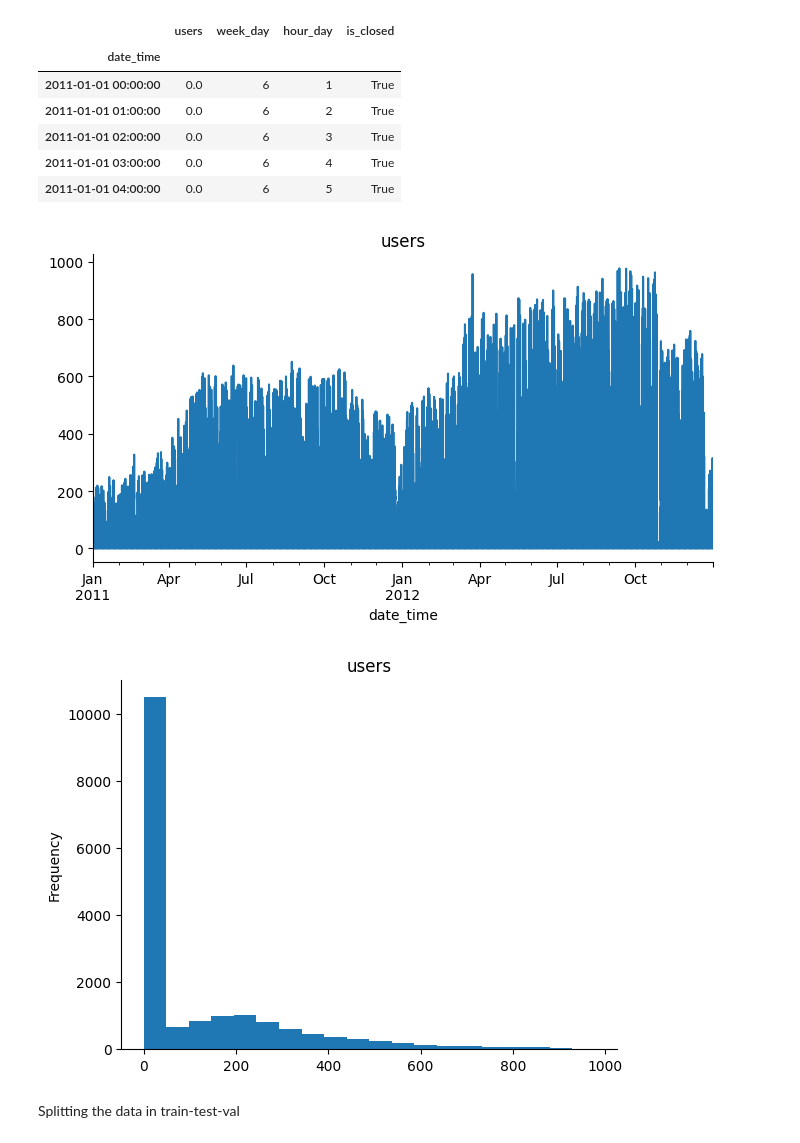
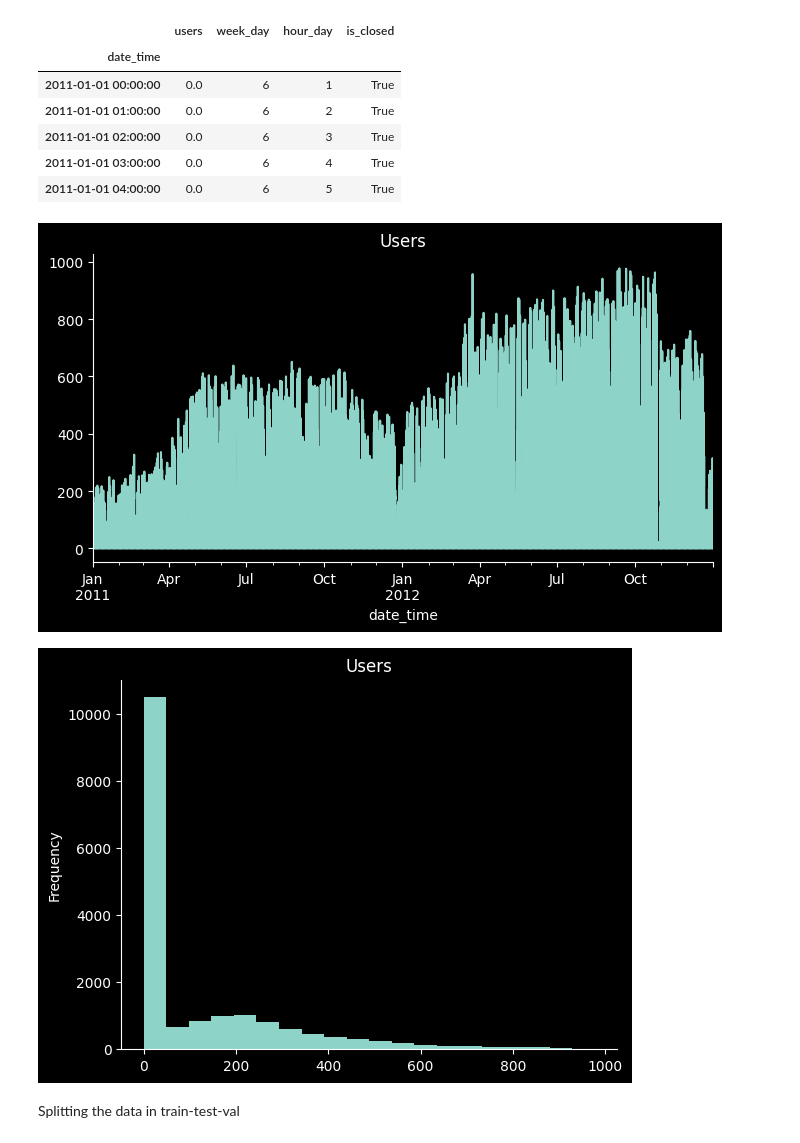
Before and after one commit to subhiarjaria18/Project_2, a Jupyter notebook: forecasting.ipynb, the cells around one changed output. Cells and saved outputs as stored; diff of their text form; code cells hidden in the pictures.

```diff
--- a/forecasting.ipynb
+++ b/forecasting.ipynb
@@ -52,8 +70,8 @@ The dataset used in this example represents the number of users visiting a store
 The store operates from Monday to Friday
 Predictions made outside of these operating days and hours are irrelevant and can either be ignored or set to 0
 # %%
-url = ('/content/intermittent_demand.csv')
-data = pd.read_csv(url, sep=',')
+input = ('/content/intermittent_demand.csv')
+data = pd.read_csv(input, sep=',')
 # %%
 data['date_time'] = pd.to_datetime(data['date_time'], format='%Y-%m-%d %H:%M:%S') #formatting the date
 data = data.set_index('date_time')
@@ -70,15 +88,33 @@ data.head()
 | 2011-01-01 03:00:00 | 0.0 | 6 | 4 | True |
 | 2011-01-01 04:00:00 | 0.0 | 6 | 5 | True |
 # %%
-data['users'].plot(kind='line', figsize=(8, 4), title='users')
+# Set the style to dark background
+plt.style.use('dark_background')
+
+# Plot the data
+data['users'].plot(kind='line', figsize=(8, 4), title='Users')
+
+# Remove top and right spines
 plt.gca().spines[['top', 'right']].set_visible(False)
+
+# Show the plot
+plt.show()
 # %% [output]
-[figure, old version]
+[figure, new version]
 # %%
-data['users'].plot(kind='hist', bins=20, title='users')
-plt.gca().spines[['top', 'right',]].set_visible(False)
+# Set the style to dark background
+plt.style.use('dark_background')
+
+# Plot the histogram
+data['users'].plot(kind='hist', bins=20, title='Users')
+
+# Remove top and right spines
+plt.gca().spines[['top', 'right']].set_visible(False)
+
+# Show the plot
+plt.show()
 # %% [output]
-[figure, old version]
+[figure, new version]
 # %% [markdown]
 Splitting the data in train-test-val
 # %%
```
Also changed, not shown: parts of 4 cells of this notebook.
